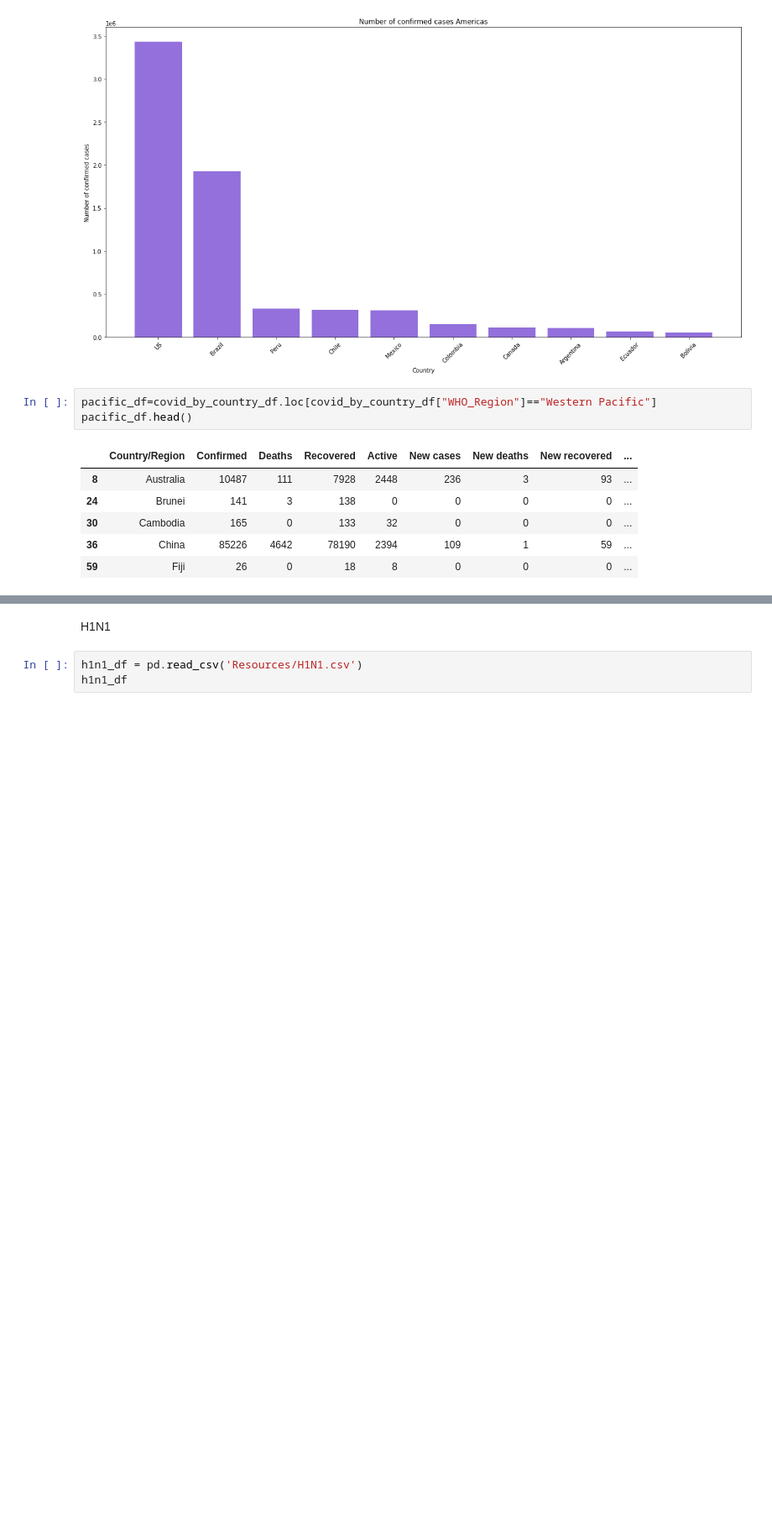
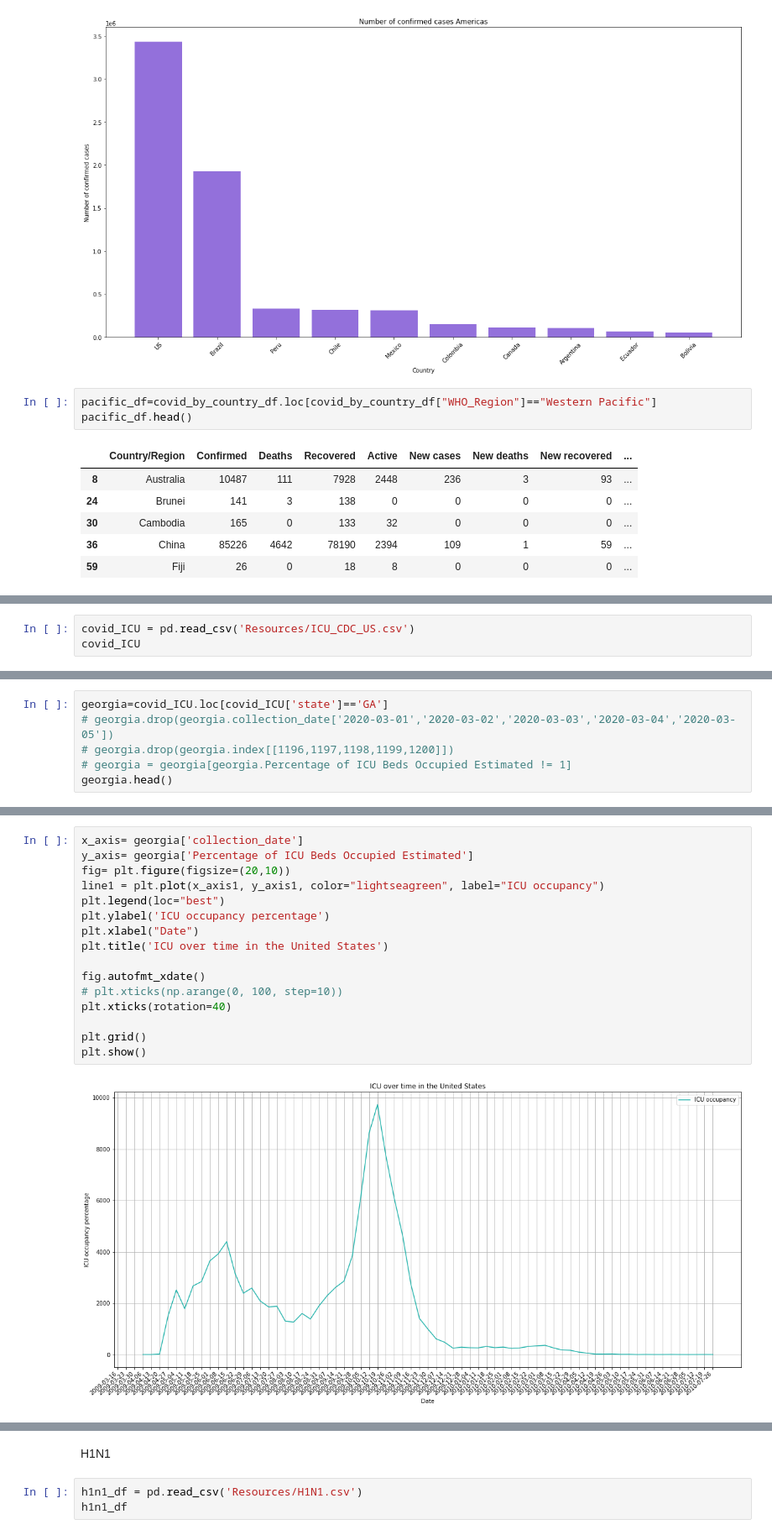
Before and after one commit to erharker/Covid-19-Python-Project, a Jupyter notebook: Covid_19.ipynb, the cells around one changed output, grey strips where cells are left out. Shown at 84% size. Saved outputs shown, nothing was run; the diff lists cells and outputs as text; blank space fills up the shorter version.

```diff
--- a/Covid_19.ipynb
+++ b/Covid_19.ipynb
@@ -149,0 +183,3 @@ pacific_df.head()
+# %%
+covid_ICU = pd.read_csv('Resources/ICU_CDC_US.csv')
+covid_ICU
@@ -149,0 +200,6 @@ pacific_df.head()
+# %%
+georgia=covid_ICU.loc[covid_ICU['state']=='GA']
+# georgia.drop(georgia.collection_date['2020-03-01','2020-03-02','2020-03-03','2020-03-04','2020-03-05'])
+# georgia.drop(georgia.index[[1196,1197,1198,1199,1200]])
+# georgia = georgia[georgia.Percentage of ICU Beds Occupied Estimated != 1]
+georgia.head()
@@ -149,0 +213,18 @@ pacific_df.head()
+# %%
+x_axis= georgia['collection_date']
+y_axis= georgia['Percentage of ICU Beds Occupied Estimated']
+fig= plt.figure(figsize=(20,10))
+line1 = plt.plot(x_axis1, y_axis1, color="lightseagreen", label="ICU occupancy")
+plt.legend(loc="best")
+plt.ylabel('ICU occupancy percentage')
+plt.xlabel("Date")
+plt.title('ICU over time in the United States')
+
+fig.autofmt_xdate()
+# plt.xticks(np.arange(0, 100, step=10))
+plt.xticks(rotation=40)
+
+plt.grid()
+plt.show()
+# %% [output]
+[figure, added]
```
Also changed, not shown: parts of 17 cells of this notebook, 4 other files.
